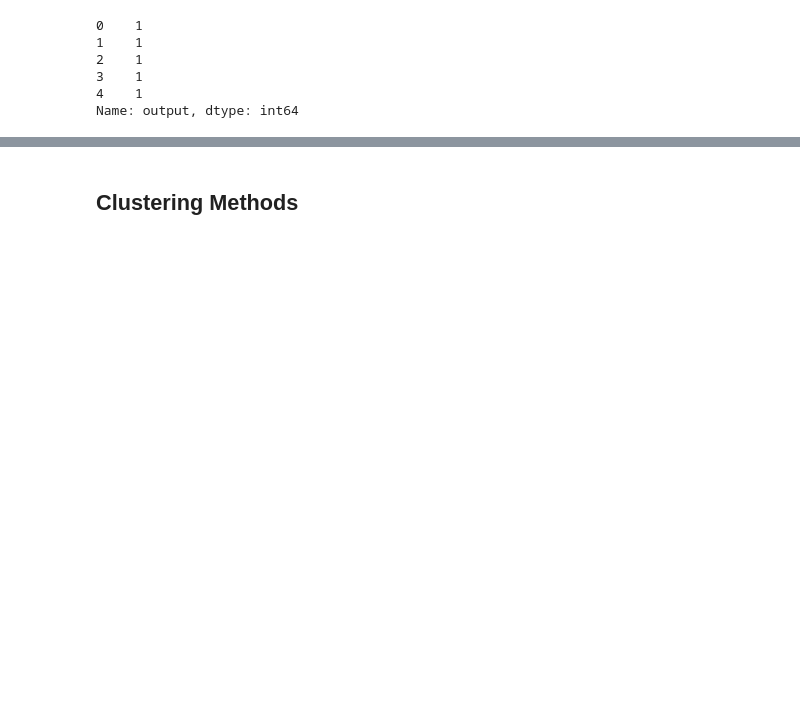
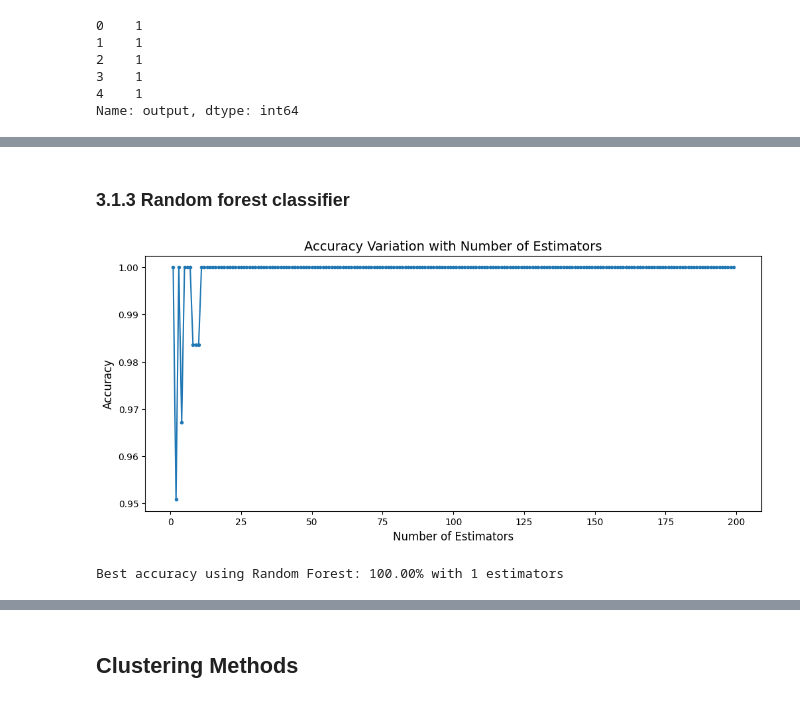
Before and after one commit to zoezhousy/Kaggle_Heart_Attack_Analysis_Prediction, a Jupyter notebook: heart-attack-prediction.ipynb, the cells around one changed output, grey strips where cells are left out. Cells and saved outputs as stored; diff of their text form; code cells hidden in the pictures; blank space fills up the shorter version.

```diff
--- a/heart-attack-prediction.ipynb
+++ b/heart-attack-prediction.ipynb
@@ -607,0 +635,36 @@ K-Nearest Neighbors Final Accuracy: 91.80%
+# %% [markdown]
+### 3.1.3 Random forest classifier
+# %%
+# Random Forest optimization
+# Initialize required variables
+accuracyList = []
+maxAccuracy = 0
+maxIndex = 0
+bestPred = None
+best_predict_model = None
+
+for i in range(1, 200):
+    rf = RandomForestClassifier(n_estimators=i, random_state=42)
+    rf.fit(x_train, y_train)
+    predictedRF = rf.predict(x_test)
+    current_accuracy = accuracy_score(y_test, predictedRF)
+    accuracyList.append(current_accuracy)
+    if maxAccuracy < current_accuracy:
+        maxAccuracy = current_accuracy
+        maxIndex = i
+        bestPred = predictedRF
+        best_predict_model = rf
+
+plt.figure(figsize=(12, 5))
+plt.plot(range(1, 200), accuracyList, marker='.')
+plt.xlabel('Number of Estimators', fontsize=12)
+plt.ylabel('Accuracy', fontsize=12)
+plt.title('Accuracy Variation with Number of Estimators', fontsize=14)
+# plt.grid(True)
+plt.show()
+print(f"Best accuracy using Random Forest: {maxAccuracy*100:.2f}% with {maxIndex} estimators")
+
+# print(f"Random Forest Accuracy with {i} estimators: ", accuracy_score(y_test, predictedRF)*100, "%")
+# %% [output]
+[figure, added]
+Best accuracy using Random Forest: 100.00% with 1 estimators
```
Also changed, not shown: parts of 30 cells of this notebook.
